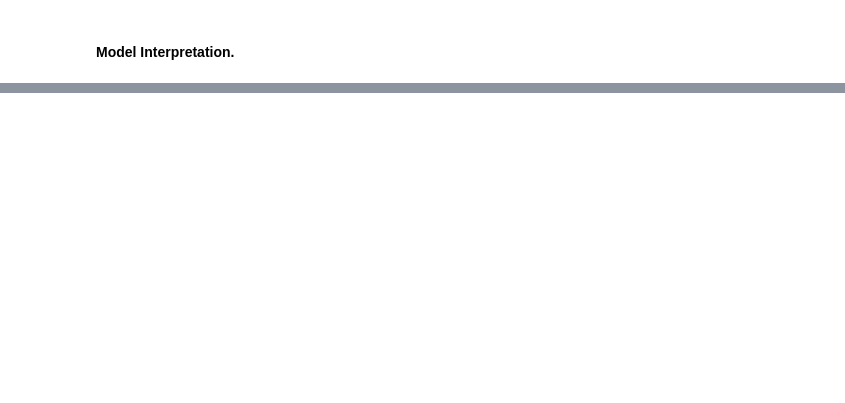
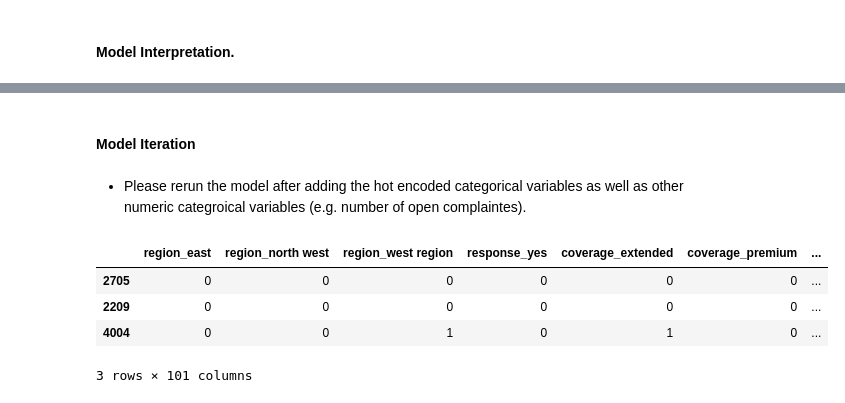
Before and after one commit to MLB-95/IH_LABS, a Jupyter notebook: LABS/week4/linear regression.ipynb, the cells around one changed output, grey strips where cells are left out. Saved outputs shown, nothing was run; the diff lists cells and outputs as text; code cells hidden in the pictures; blank space fills up the shorter version.

```diff
--- a/LABS/week4/linear regression.ipynb
+++ b/LABS/week4/linear regression.ipynb
@@ -241,0 +315,25 @@ Notes:
+# %% [markdown]
+#### Model Iteration
+# %% [markdown]
+- Please rerun the model after adding the hot encoded categorical variables as well as other numeric categroical variables (e.g. number of open complaintes).
+# %%
+x2 = cust_an.drop('total_claim_amount', axis=1)
+y2 = cust_an.total_claim_amount
+# %%
+numericalx2 = x2.select_dtypes(np.number)
+categoricalx2 = x2.select_dtypes(object)
+# %%
+# one-hot encode the categorical features
+x2 = pd.concat([pd.get_dummies(x2[categoricalx2.columns],drop_first=True)], axis=1)
+# %%
+# test-train split
+x2_train, x2_test, y2_train, y2_test = train_test_split(x2, y2, test_size=TT_RATIO, random_state=RAND_STATE)
+x2_train = pd.DataFrame(x2_train)
+x2_test = pd.DataFrame(x2_test)
+x2_train.head(3)
+# %% [output]
+|  | region_east | region_north west | region_west region | response_yes | coverage_extended | coverage_premium | ... |
+| 2705 | 0 | 0 | 0 | 0 | 0 | 0 | ... |
+| 2209 | 0 | 0 | 0 | 0 | 0 | 0 | ... |
+| 4004 | 0 | 0 | 1 | 0 | 1 | 0 | ... |
+3 rows × 101 columns
```
Also changed, not shown: parts of 26 cells of this notebook.
